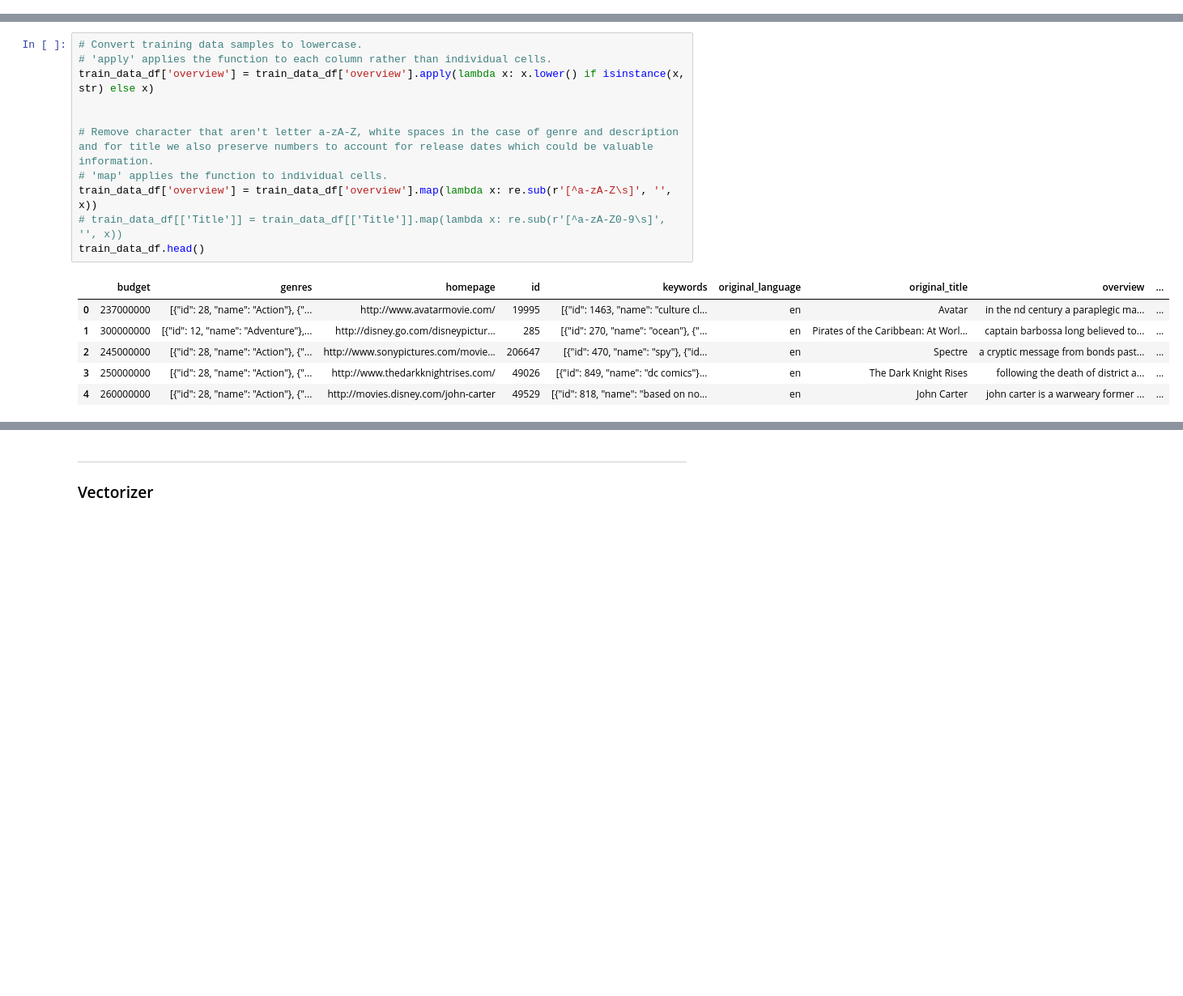
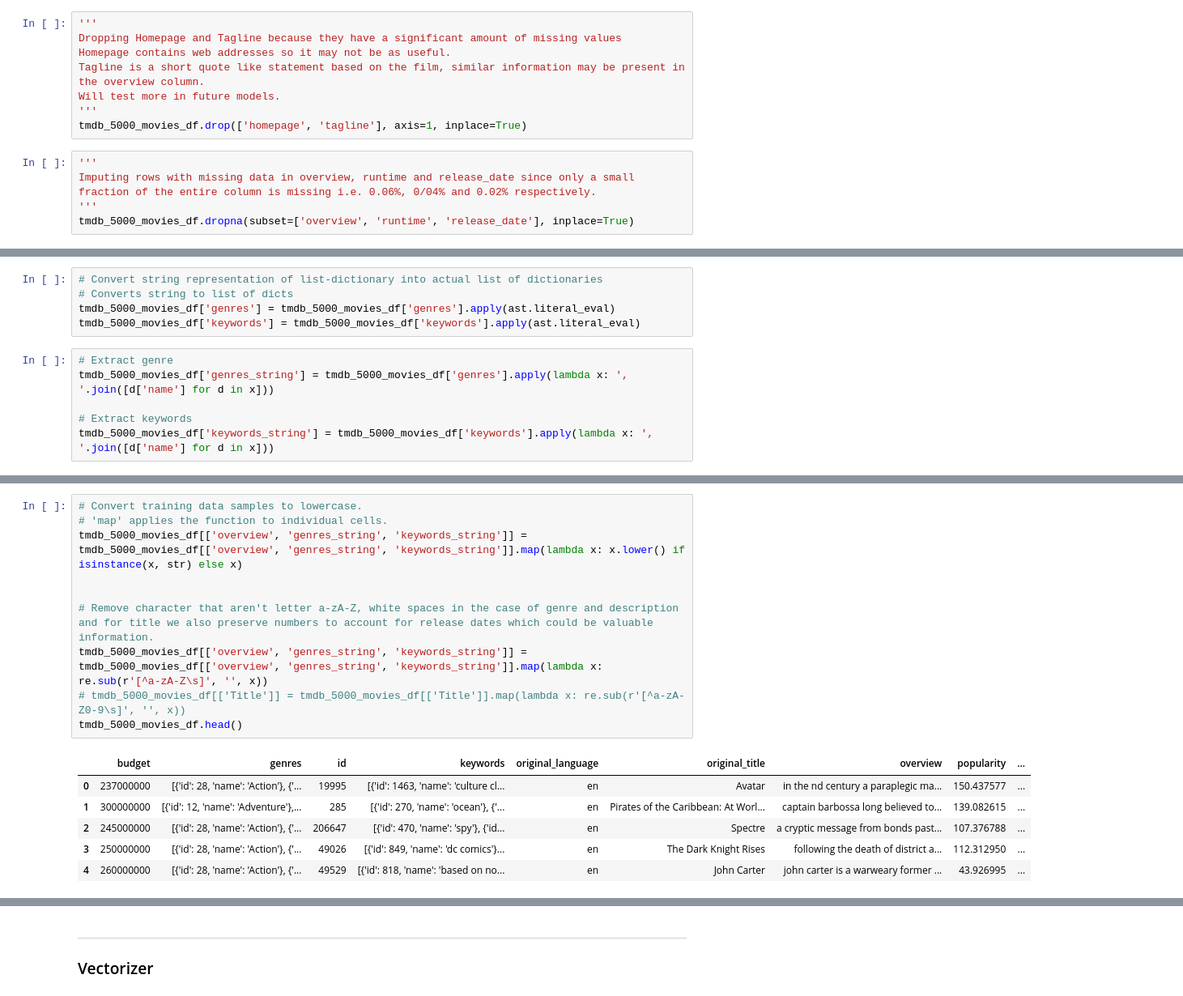
Before and after one commit to Lennykiruthu/foundation-ds-projects, a Jupyter notebook: Movie-Genre-Classification.ipynb, the cells around one changed output, grey strips where cells are left out. Shown at 81% size. Drawn from its saved outputs; the diff is of its cells as text; blank space fills up the shorter version.

Commit message:
Created new features using genre and keywords, this lead to an improvement to the low dimension kmeans model.

```diff
--- a/Movie-Genre-Classification.ipynb
+++ b/Movie-Genre-Classification.ipynb
@@ -105,0 +126,14 @@ np.int64(0)
+# %%
+'''
+Dropping Homepage and Tagline because they have a significant amount of missing values
+Homepage contains web addresses so it may not be as useful.
+Tagline is a short quote like statement based on the film, similar information may be present in the overview column.
+Will test more in future models.
+'''
+tmdb_5000_movies_df.drop(['homepage', 'tagline'], axis=1, inplace=True)
+# %%
+'''
+Imputing rows with missing data in overview, runtime and release_date since only a small
+fraction of the entire column is missing i.e. 0.06%, 0/04% and 0.02% respectively.
+'''
+tmdb_5000_movies_df.dropna(subset=['overview', 'runtime', 'release_date'], inplace=True)
@@ -105,0 +166,11 @@ np.int64(0)
+# %%
+# Convert string representation of list-dictionary into actual list of dictionaries
+# Converts string to list of dicts
+tmdb_5000_movies_df['genres'] = tmdb_5000_movies_df['genres'].apply(ast.literal_eval)
+tmdb_5000_movies_df['keywords'] = tmdb_5000_movies_df['keywords'].apply(ast.literal_eval)
+# %%
+# Extract genre
+tmdb_5000_movies_df['genres_string'] = tmdb_5000_movies_df['genres'].apply(lambda x: ', '.join([d['name'] for d in x]))
+
+# Extract keywords
+tmdb_5000_movies_df['keywords_string'] = tmdb_5000_movies_df['keywords'].apply(lambda x: ', '.join([d['name'] for d in x]))
@@ -106,21 +179,20 @@ np.int64(0)
 # %%
 # Convert training data samples to lowercase.
-# 'apply' applies the function to each column rather than individual cells.
-train_data_df['overview'] = train_data_df['overview'].apply(lambda x: x.lower() if isinstance(x, str) else x)
+# 'map' applies the function to individual cells.
+tmdb_5000_movies_df[['overview', 'genres_string', 'keywords_string']] = tmdb_5000_movies_df[['overview', 'genres_string', 'keywords_string']].map(lambda x: x.lower() if isinstance(x, str) else x)
 
 
 # Remove character that aren't letter a-zA-Z, white spaces in the case of genre and description and for title we also preserve numbers to account for release dates which could be valuable information.
-# 'map' applies the function to individual cells.
-train_data_df['overview'] = train_data_df['overview'].map(lambda x: re.sub(r'[^a-zA-Z\s]', '', x))
-# train_data_df[['Title']] = train_data_df[['Title']].map(lambda x: re.sub(r'[^a-zA-Z0-9\s]', '', x))
-train_data_df.head()
+tmdb_5000_movies_df[['overview', 'genres_string', 'keywords_string']] = tmdb_5000_movies_df[['overview', 'genres_string', 'keywords_string']].map(lambda x: re.sub(r'[^a-zA-Z\s]', '', x))
+# tmdb_5000_movies_df[['Title']] = tmdb_5000_movies_df[['Title']].map(lambda x: re.sub(r'[^a-zA-Z0-9\s]', '', x))
+tmdb_5000_movies_df.head()
 # %% [output]
-|  | budget | genres | homepage | id | keywords | original_language | original_title | overview | ... |
-| 0 | 237000000 | [{"id": 28, "name": "Action"}, {"... | http://www.avatarmovie.com/ | 19995 | [{"id": 1463, "name": "culture cl... | en | Avatar | in the nd century a paraplegic ma... | ... |
-| 1 | 300000000 | [{"id": 12, "name": "Adventure"},... | http://disney.go.com/disneypictur... | 285 | [{"id": 270, "name": "ocean"}, {"... | en | Pirates of the Caribbean: At Worl... | captain barbossa long believed to... | ... |
-| 2 | 245000000 | [{"id": 28, "name": "Action"}, {"... | http://www.sonypictures.com/movie... | 206647 | [{"id": 470, "name": "spy"}, {"id... | en | Spectre | a cryptic message from bonds past... | ... |
-| 3 | 250000000 | [{"id": 28, "name": "Action"}, {"... | http://www.thedarkknightrises.com/ | 49026 | [{"id": 849, "name": "dc comics"}... | en | The Dark Knight Rises | following the death of district a... | ... |
-| 4 | 260000000 | [{"id": 28, "name": "Action"}, {"... | http://movies.disney.com/john-carter | 49529 | [{"id": 818, "name": "based on no... | en | John Carter | john carter is a warweary former ... | ... |
+|  | budget | genres | id | keywords | original_language | original_title | overview | popularity | ... |
+| 0 | 237000000 | [{'id': 28, 'name': 'Action'}, {'... | 19995 | [{'id': 1463, 'name': 'culture cl... | en | Avatar | in the nd century a paraplegic ma... | 150.437577 | ... |
+| 1 | 300000000 | [{'id': 12, 'name': 'Adventure'},... | 285 | [{'id': 270, 'name': 'ocean'}, {'... | en | Pirates of the Caribbean: At Worl... | captain barbossa long believed to... | 139.082615 | ... |
+| 2 | 245000000 | [{'id': 28, 'name': 'Action'}, {'... | 206647 | [{'id': 470, 'name': 'spy'}, {'id... | en | Spectre | a cryptic message from bonds past... | 107.376788 | ... |
+| 3 | 250000000 | [{'id': 28, 'name': 'Action'}, {'... | 49026 | [{'id': 849, 'name': 'dc comics'}... | en | The Dark Knight Rises | following the death of district a... | 112.312950 | ... |
+| 4 | 260000000 | [{'id': 28, 'name': 'Action'}, {'... | 49529 | [{'id': 818, 'name': 'based on no... | en | John Carter | john carter is a warweary former ... | 43.926995 | ... |
 # %%
 # Download stopwords onto ram
 nltk.download('stopwords')
```
Also changed, not shown: parts of 44 cells of this notebook, 22 other files.
